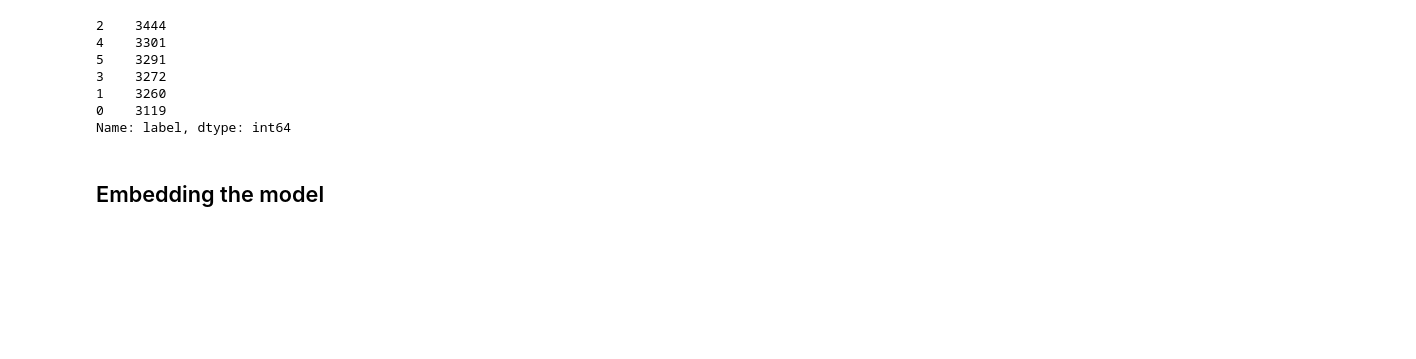
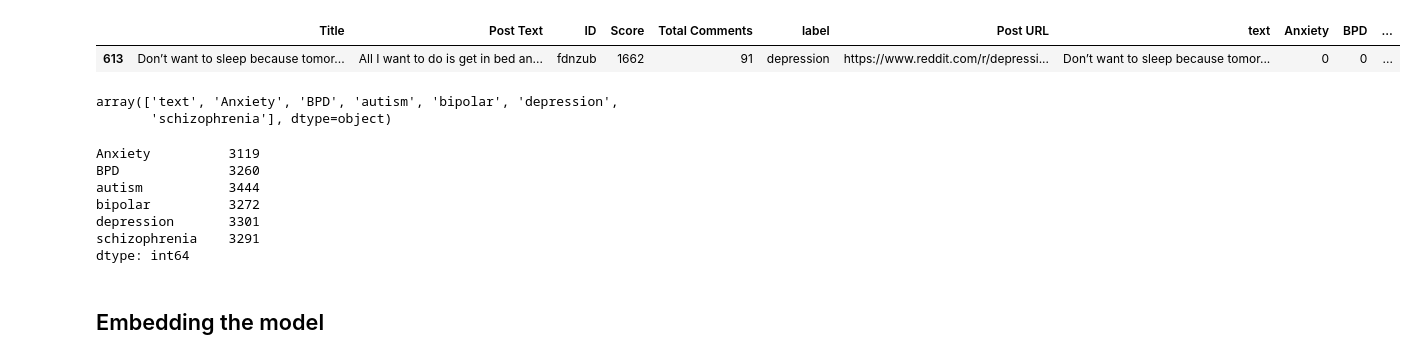
Before and after one commit to pedrov718/classifying_mental_health_with_NN, a Jupyter notebook: nueral_network_classifyer.ipynb, the cells around one changed output. Cells and saved outputs as stored; diff of their text form; code cells hidden in the pictures; blank space fills up the shorter version.

```diff
--- a/nueral_network_classifyer.ipynb
+++ b/nueral_network_classifyer.ipynb
@@ -41,10 +20,14 @@ See the caveats in the documentation: https://pandas.pydata.org/pandas-docs/stab
-# %%
-df['label'].value_counts()
-# %% [output]
-2    3444
-4    3301
-5    3291
-3    3272
-1    3260
-0    3119
-Name: label, dtype: int64
+# %%
+labels = pd.get_dummies(posts.label, drop_first= False)
+# %%
+posts = posts.join(labels)
+# %%
+posts.sample(1)
+# %% [output]
+|  | Title | Post Text | ID | Score | Total Comments | label | Post URL | text | Anxiety | BPD | ... |
+| 613 | Don’t want to sleep because tomor... | All I want to do is get in bed an... | fdnzub | 1662 | 91 | depression | https://www.reddit.com/r/depressi... | Don’t want to sleep because tomor... | 0 | 0 | ... |
+# %%
+posts.columns[7:].values
+# %% [output]
+array(['text', 'Anxiety', 'BPD', 'autism', 'bipolar', 'depression',
+       'schizophrenia'], dtype=object)
@@ -51,3 +36,13 @@ Name: label, dtype: int64
+# %%
+df[posts.columns[8:].values].sum()
+# %% [output]
+Anxiety          3119
+BPD              3260
+autism           3444
+bipolar          3272
+depression       3301
+schizophrenia    3291
+dtype: int64
 # %%
 train, val, test = np.split(df.sample(frac=1), [int(0.8*len(df)), int(0.9*len(df))])
 # %%
```
Also changed, not shown: parts of 16 cells of this notebook.
